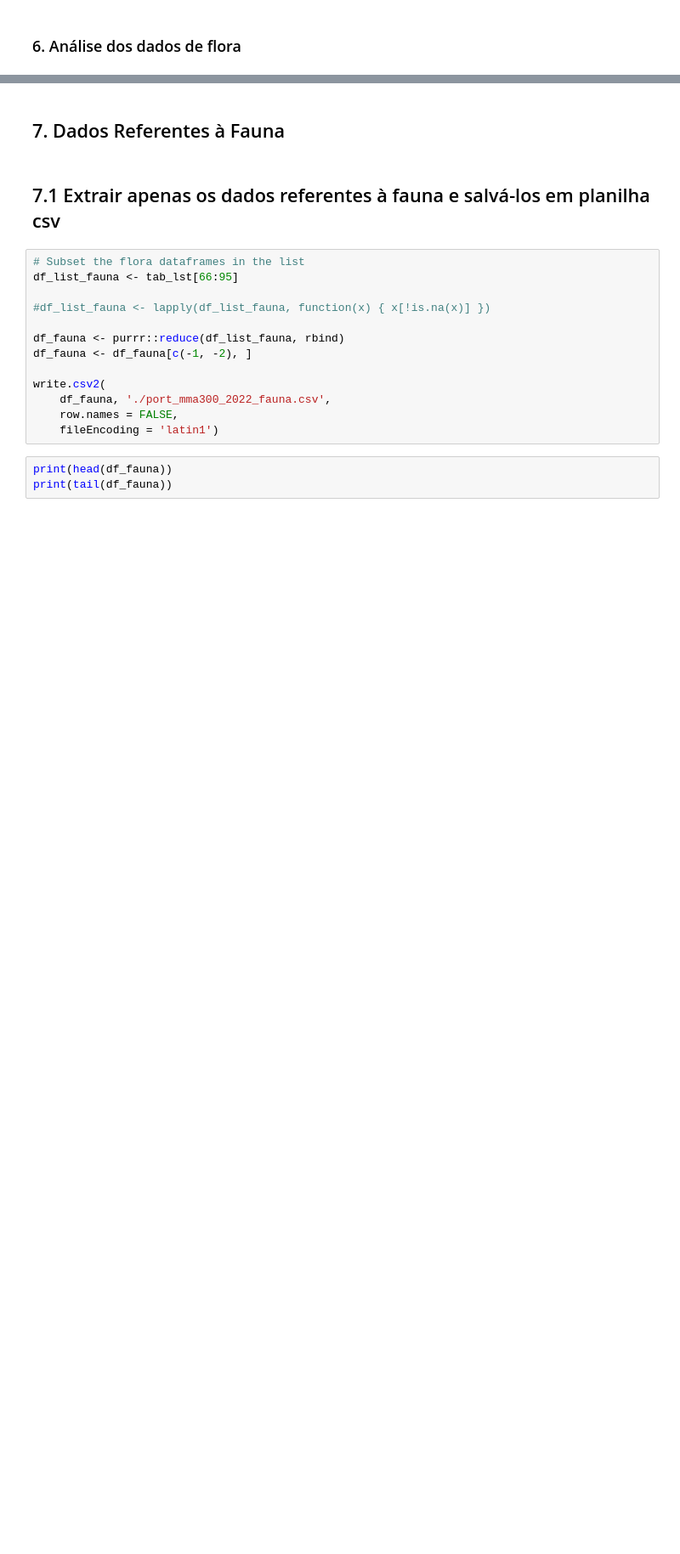
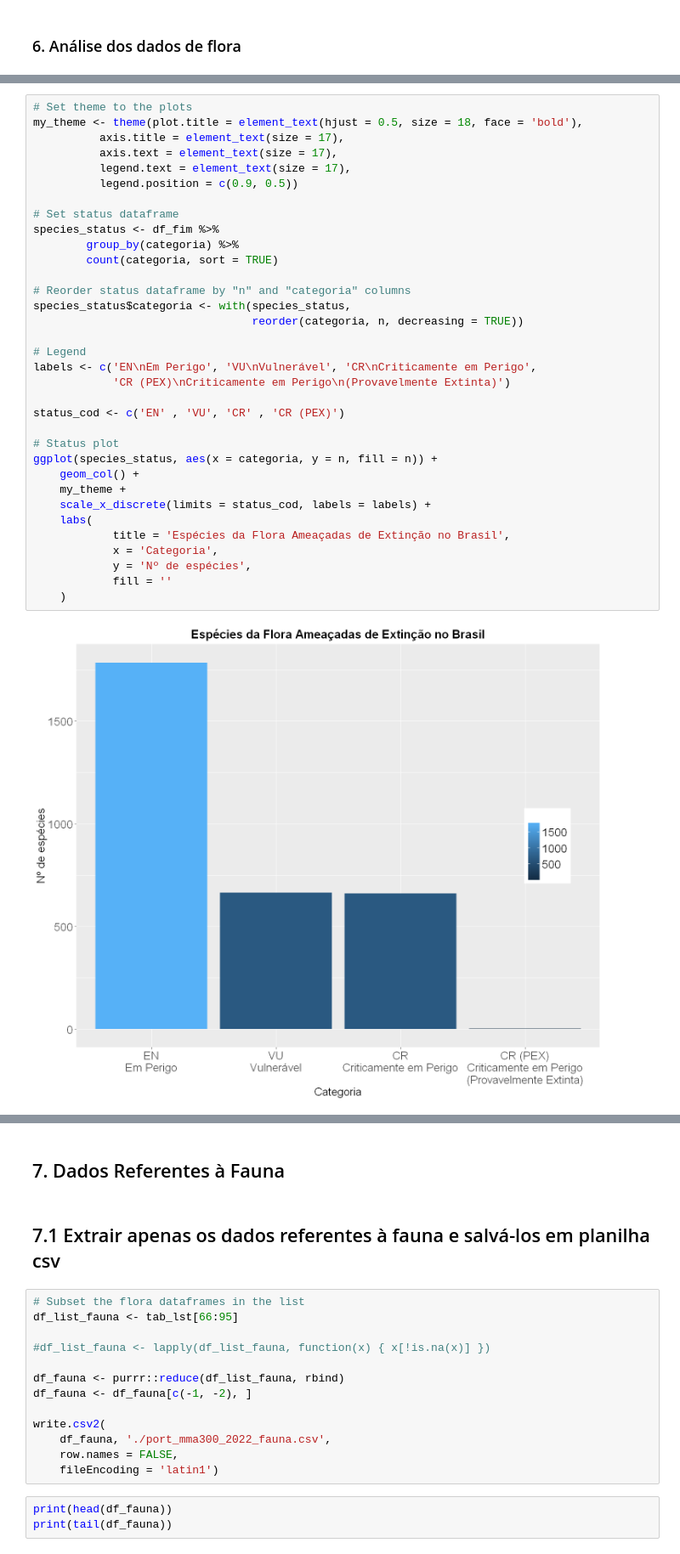
Before and after one commit to robson-cruz/Web_Scraping_R, a Jupyter notebook: Portaria_MMA_300-2022/portaria_mma_300_2022.ipynb, the cells around one changed output, grey strips where cells are left out. Shown: that part at 85% size. Cells and saved outputs as stored; diff of their text form; blank space fills up the shorter version.

```diff
--- a/Portaria_MMA_300-2022/portaria_mma_300_2022.ipynb
+++ b/Portaria_MMA_300-2022/portaria_mma_300_2022.ipynb
@@ -136,3 +253,39 @@ df %>%
+# %%
+# Set theme to the plots
+my_theme <- theme(plot.title = element_text(hjust = 0.5, size = 18, face = 'bold'),
+          axis.title = element_text(size = 17),
+          axis.text = element_text(size = 17),
+          legend.text = element_text(size = 17),
+          legend.position = c(0.9, 0.5))
+
+# Set status dataframe
+species_status <- df_fim %>%
+        group_by(categoria) %>%
+        count(categoria, sort = TRUE)
+
+# Reorder status dataframe by "n" and "categoria" columns
+species_status$categoria <- with(species_status,
+                                 reorder(categoria, n, decreasing = TRUE))
+
+# Legend
+labels <- c('EN\nEm Perigo', 'VU\nVulnerável', 'CR\nCriticamente em Perigo',
+            'CR (PEX)\nCriticamente em Perigo\n(Provavelmente Extinta)')
+
+status_cod <- c('EN' , 'VU', 'CR' , 'CR (PEX)')
+
+# Status plot
+ggplot(species_status, aes(x = categoria, y = n, fill = n)) +
+    geom_col() +
+    my_theme +
+    scale_x_discrete(limits = status_cod, labels = labels) +
+    labs(
+            title = 'Espécies da Flora Ameaçadas de Extinção no Brasil',
+            x = 'Categoria',
+            y = 'Nº de espécies',
+            fill = ''
+    )
+# %% [output]
+[figure, added]
 # %%
 # Portaria MMA 443
 port443 <- read.csv('D:/data/jbrio/port443.csv')
```
Also changed, not shown: parts of 39 cells of this notebook.
